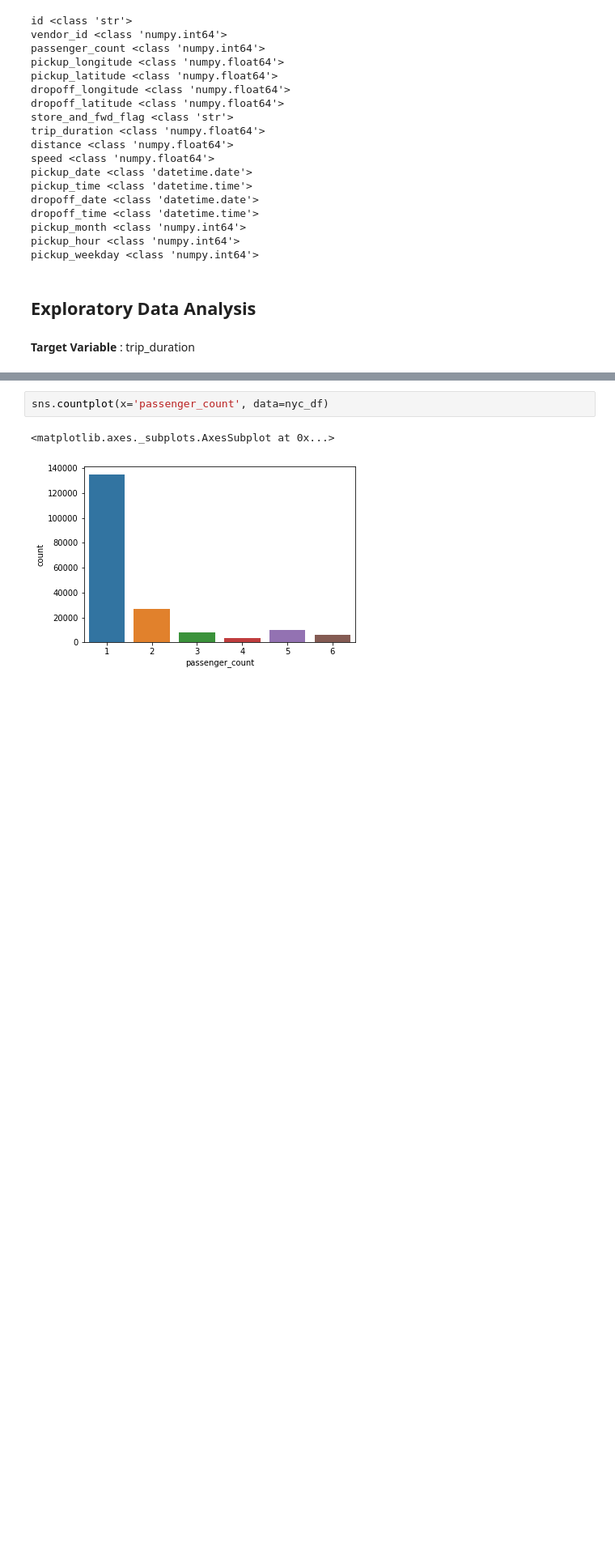
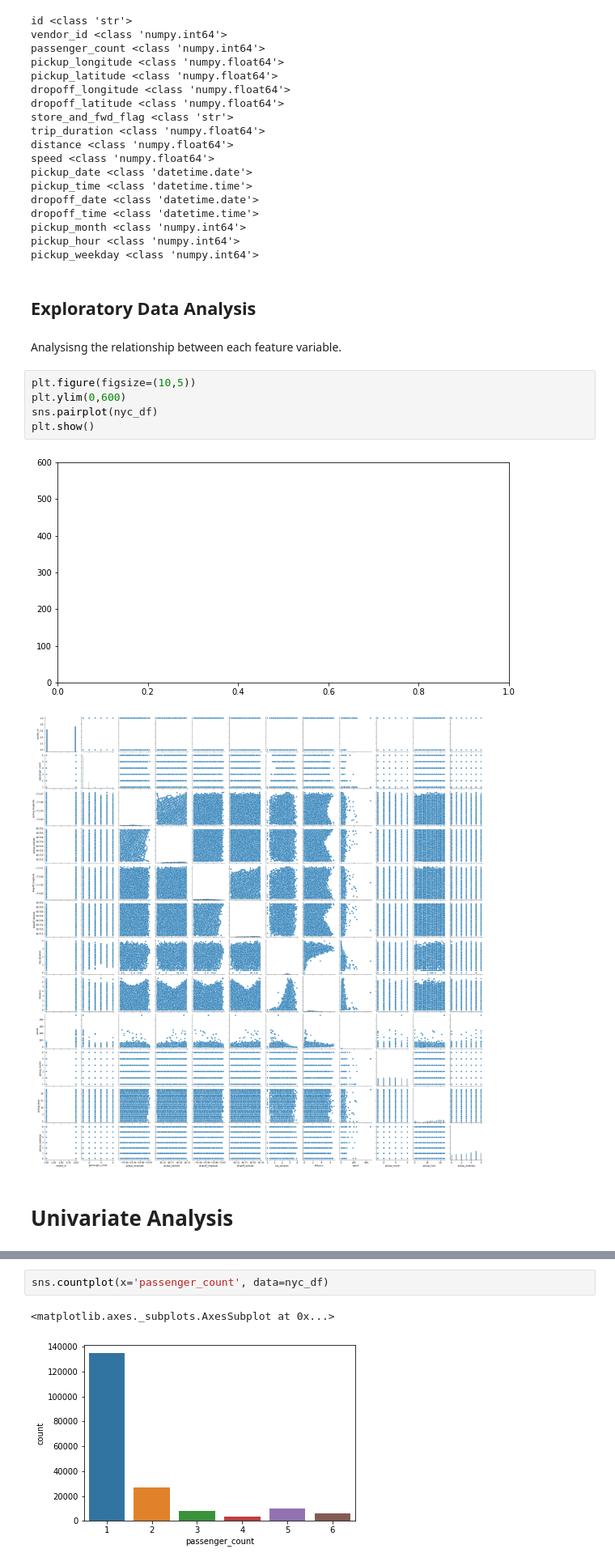
Before and after one commit to Shashwat-spyder/NYC-Taxi-Trip-Time, a Jupyter notebook: New_York_Taxi_Duration.ipynb, the cells around one changed output, grey strips where cells are left out. Shown at 81% size. Drawn from its saved outputs; the diff is of its cells as text; blank space fills up the shorter version.

```diff
--- a/New_York_Taxi_Duration.ipynb
+++ b/New_York_Taxi_Duration.ipynb
@@ -332,5 +341,15 @@ pickup_hour <class 'numpy.int64'>
 pickup_weekday <class 'numpy.int64'>
 # %% [markdown]
 ## **Exploratory Data Analysis**
-# %% [markdown]
-**Target Variable** : trip_duration
+# %% [markdown]
+Analysisng the relationship between each feature variable.
+# %%
+plt.figure(figsize=(10,5))
+plt.ylim(0,600)
+sns.pairplot(nyc_df)
+plt.show()
+# %% [output]
+[figure, added]
+[figure, added]
+# %% [markdown]
+# **Univariate Analysis**
```
Also changed, not shown: parts of 35 cells of this notebook.
